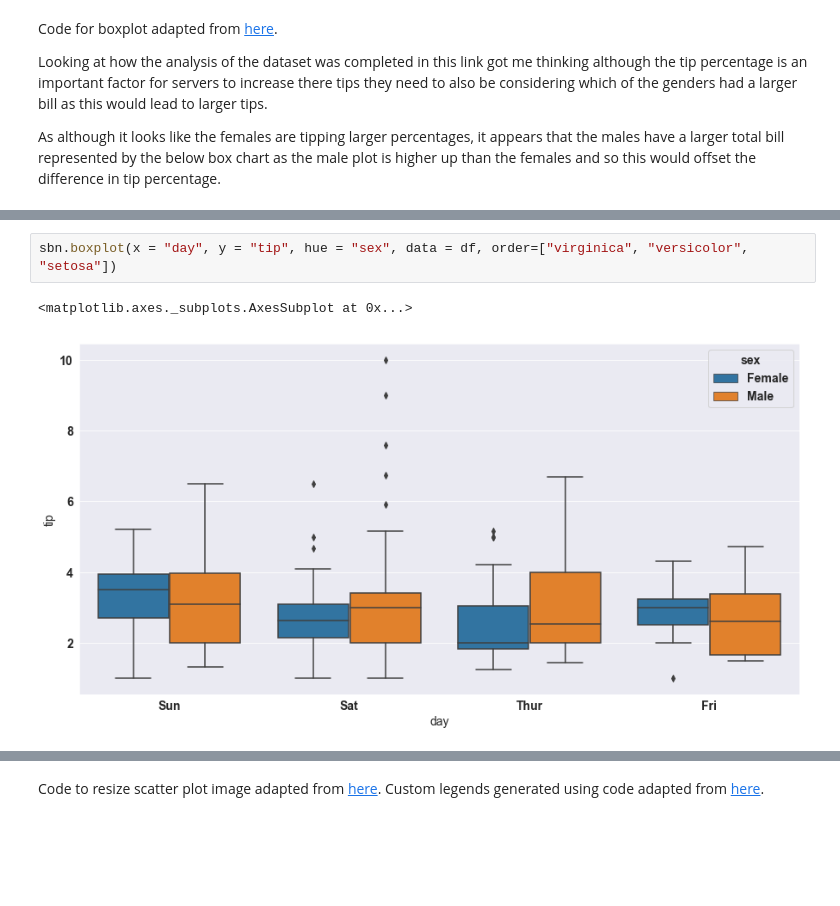
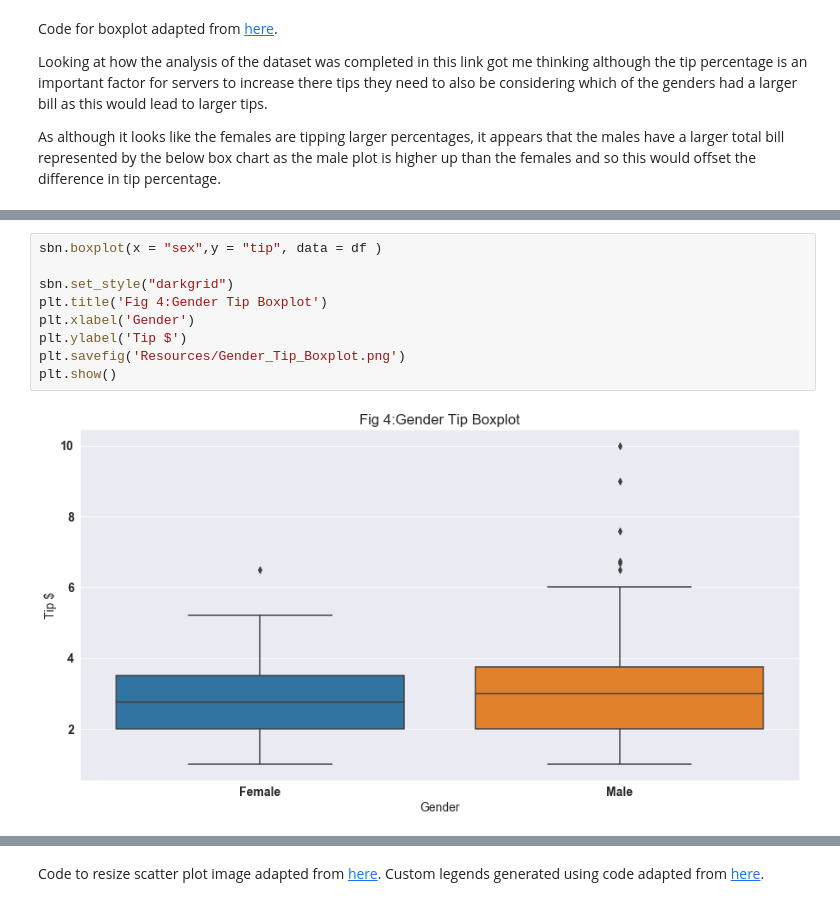
Before and after one commit to Dowline1/FODA-Project-2019, a Jupyter notebook: FODA-Project-2019.ipynb, the cells around one changed output, grey strips where cells are left out. Drawn from its saved outputs; the diff is of its cells as text; blank space fills up the shorter version.

```diff
--- a/FODA-Project-2019.ipynb
+++ b/FODA-Project-2019.ipynb
@@ -192,5 +182,11 @@ plt.show()
-# %%
-sbn.boxplot(x = "day", y = "tip", hue = "sex", data = df, order=["virginica", "versicolor", "setosa"])
-# %% [output]
-<matplotlib.axes._subplots.AxesSubplot at 0x...>
-[figure, removed]
+# %%
+sbn.boxplot(x = "sex",y = "tip", data = df )
+
+sbn.set_style("darkgrid")
+plt.title('Fig 4:Gender Tip Boxplot')
+plt.xlabel('Gender')
+plt.ylabel('Tip $')
+plt.savefig('Resources/Gender_Tip_Boxplot.png')
+plt.show()
+# %% [output]
+[figure, added]
```
Also changed, not shown: parts of 12 cells of this notebook, 11 other files.
